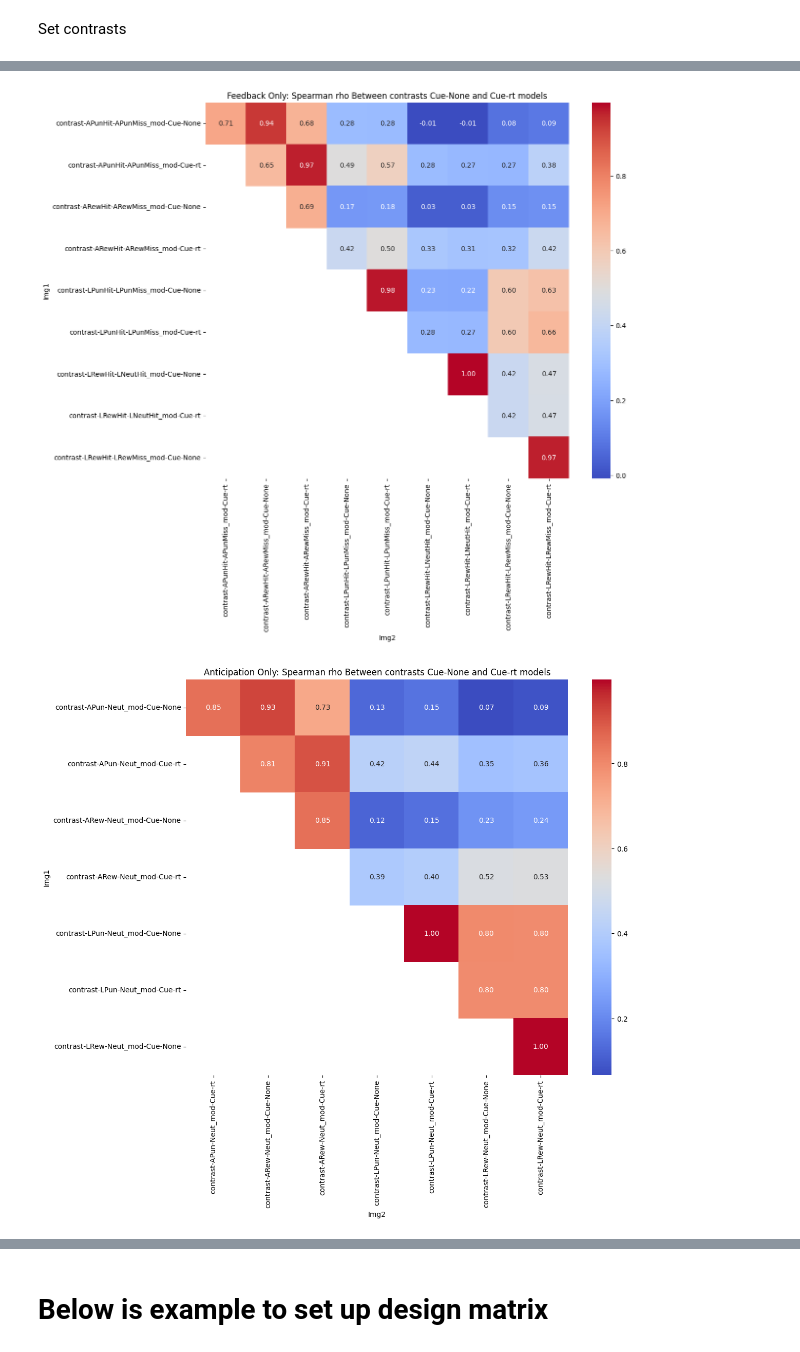
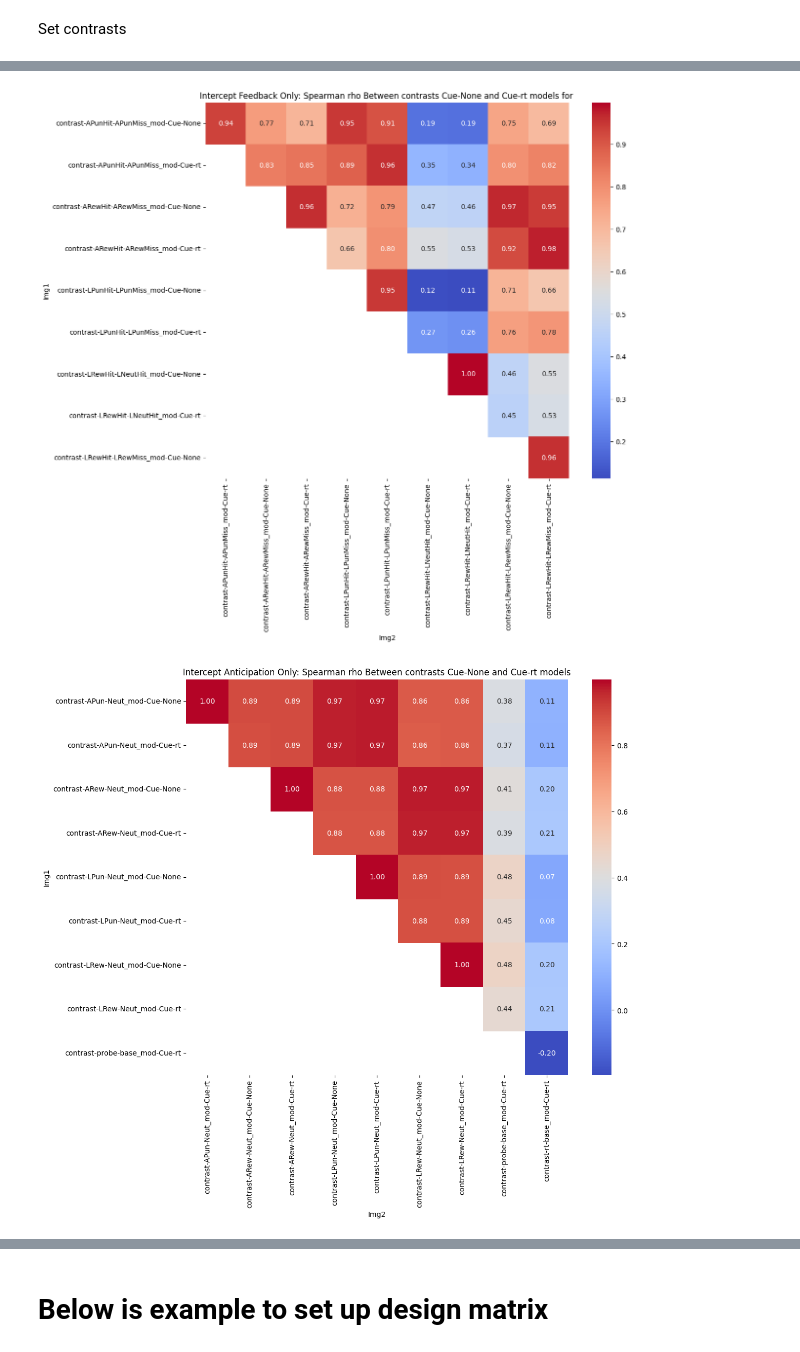
Before and after one commit to demidenm/mid_rt_bold, a Jupyter notebook: scripts/rt_mid_firstlvl.ipynb, the cells around one changed output, grey strips where cells are left out. Saved outputs shown, nothing was run; the diff lists cells and outputs as text; code cells hidden in the pictures.

```diff
--- a/scripts/rt_mid_firstlvl.ipynb
+++ b/scripts/rt_mid_firstlvl.ipynb
@@ -52,10 +63,10 @@ models = ['Cue-rt', 'Cue-None']
 # %%
-grp_imgs = glob(f'{grpmap_path}/subs-100_*_stat-tstat.nii.gz')
+intercept_imgs = glob(f'{grpmap_path}/subs-500_*_stat-tstat_int.nii.gz')
 # %%
-pairwise_vals = similarity.pairwise_similarity(nii_filelist=grp_imgs, mask = None, similarity_type = 'spearman')
+int_pairwise = similarity.pairwise_similarity(nii_filelist=intercept_imgs, mask = None, similarity_type = 'spearman')
 # %%
-pairwise_vals['similar_coef_r'] = pd.to_numeric(pairwise_vals['similar_coef']).round(3)
-pairwise_vals[['img1','img2']] = pairwise_vals['image_labels'].str.split('~', expand=True)
-pairwise_vals['img1_short'] = pairwise_vals['img1'].str.split('_').apply(lambda x: x[3:5]).apply(lambda x: '_'.join(x))
-pairwise_vals['img2_short'] = pairwise_vals['img2'].str.split('_').apply(lambda x: x[3:5]).apply(lambda x: '_'.join(x))
+int_pairwise['similar_coef_r'] = pd.to_numeric(int_pairwise['similar_coef']).round(3)
+int_pairwise[['img1','img2']] = int_pairwise['image_labels'].str.split('~', expand=True)
+int_pairwise['img1_short'] = int_pairwise['img1'].str.split('_').apply(lambda x: x[3:5]).apply(lambda x: '_'.join(x))
+int_pairwise['img2_short'] = int_pairwise['img2'].str.split('_').apply(lambda x: x[3:5]).apply(lambda x: '_'.join(x))
 # %%
@@ -77,5 +88,5 @@ pairwise_vals
 # %%
-filtered_feedback = pairwise_vals[(pairwise_vals['img1_short'].str.contains('Hit|Miss')) & (pairwise_vals['img2_short'].str.contains('Hit|Miss'))]
+filtered_feedback = int_pairwise[(int_pairwise['img1_short'].str.contains('Hit|Miss')) & (int_pairwise['img2_short'].str.contains('Hit|Miss'))]
 
 # Create correlation matrix from the filtered DataFrame
 fb_matrix = filtered_feedback.pivot(index='img1_short', columns='img2_short', values='similar_coef_r')
@@ -83,24 +94,24 @@ fb_matrix = filtered_feedback.pivot(index='img1_short', columns='img2_short', va
 # Plot the heatmap
 plt.figure(figsize=(12, 10))
 sns.heatmap(fb_matrix, cmap='coolwarm', annot=True, fmt=".2f", cbar=True)
-plt.title('Feedback Only: Spearman rho Between contrasts Cue-None and Cue-rt models')
+plt.title('Intercept Feedback Only: Spearman rho Between contrasts Cue-None and Cue-rt models for ')
 plt.xlabel('Img2')
 plt.ylabel('Img1')
 plt.show()
 # %% [output]
-[figure, old version]
+[figure, new version]
 # %%
-filtered_ant = pairwise_vals[~((pairwise_vals['img1_short'].str.contains('Hit|Miss')) | (pairwise_vals['img2_short'].str.contains('Hit|Miss')))]
+filtered_ant = int_pairwise[~((int_pairwise['img1_short'].str.contains('Hit|Miss')) | (int_pairwise['img2_short'].str.contains('Hit|Miss')))]
 
 # Create correlation matrix from the filtered DataFrame
 ant_matrix = filtered_ant.pivot(index='img1_short', columns='img2_short', values='similar_coef_r')
 
 # Plot the heatmap
 plt.figure(figsize=(12, 10))
 sns.heatmap(ant_matrix, cmap='coolwarm', annot=True, fmt=".2f", cbar=True)
-plt.title('Anticipation Only: Spearman rho Between contrasts Cue-None and Cue-rt models')
+plt.title('Intercept Anticipation Only: Spearman rho Between contrasts Cue-None and Cue-rt models')
 plt.xlabel('Img2')
 plt.ylabel('Img1')
 plt.show()
 # %% [output]
-[figure, old version]
+[figure, new version]
```
Also changed, not shown: parts of 15 cells of this notebook, 3 other files.
